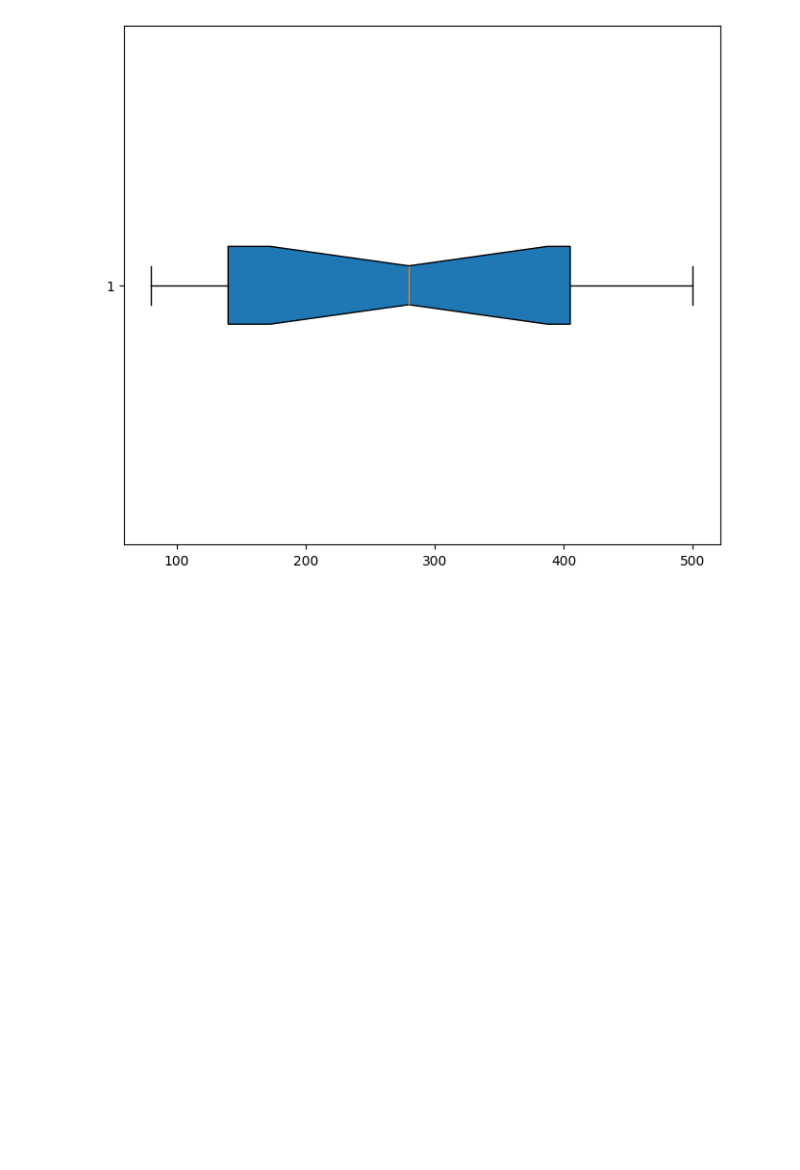
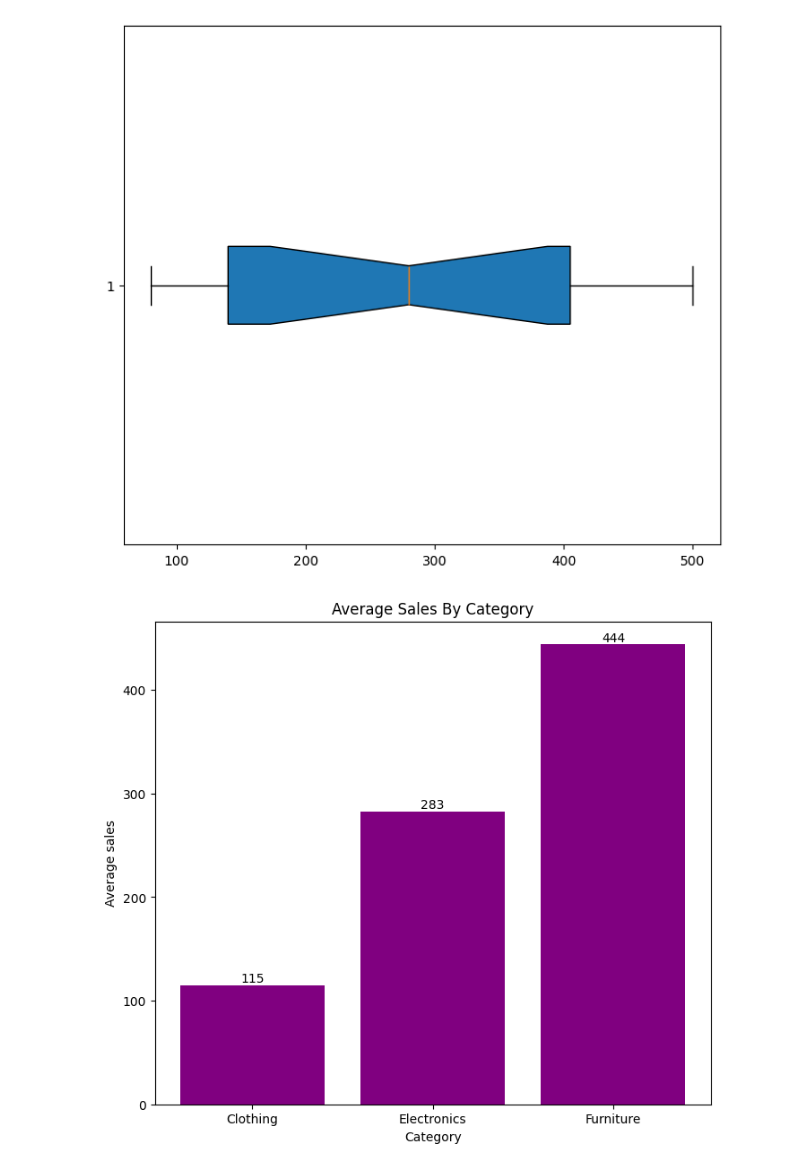
Before and after one commit to Engr-Jawad/statistics_for_data_Science, a Jupyter notebook: problem_3.ipynb, the cells around one changed output. Saved outputs shown, nothing was run; the diff lists cells and outputs as text; code cells hidden in the pictures; blank space fills up the shorter version.

Commit message:
bar charts

```diff
--- a/problem_3.ipynb
+++ b/problem_3.ipynb
@@ -124,3 +124,15 @@ plt.boxplot(sales["Amount"],vert=False,patch_artist=True,notch=True)
 plt.show()
 # %% [output]
 [figure]
+# %%
+# bar chart showing average sales by category
+avg_sal_amo = sales.groupby("Category")["Amount"].mean()
+plt.figure(figsize=(8,7))
+bar = plt.bar(avg_sal_amo.index,avg_sal_amo.values,color= "purple")
+plt.bar_label(bar)
+plt.title("Average Sales By Category")
+plt.xlabel("Category")
+plt.ylabel("Average sales")
+plt.show()
+# %% [output]
+[figure, added]
```
